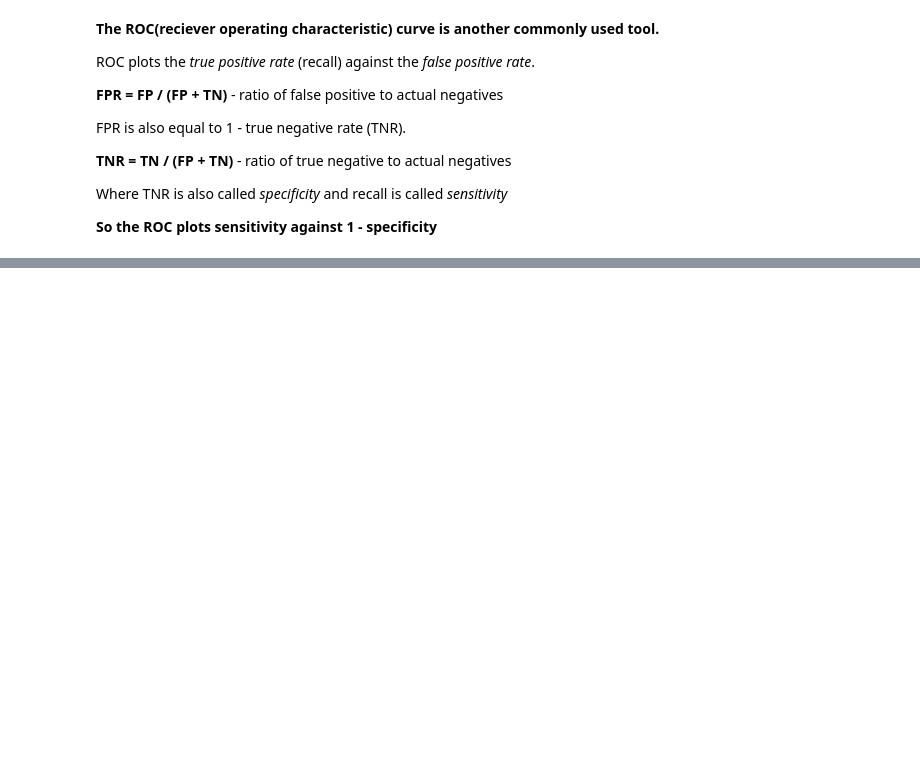
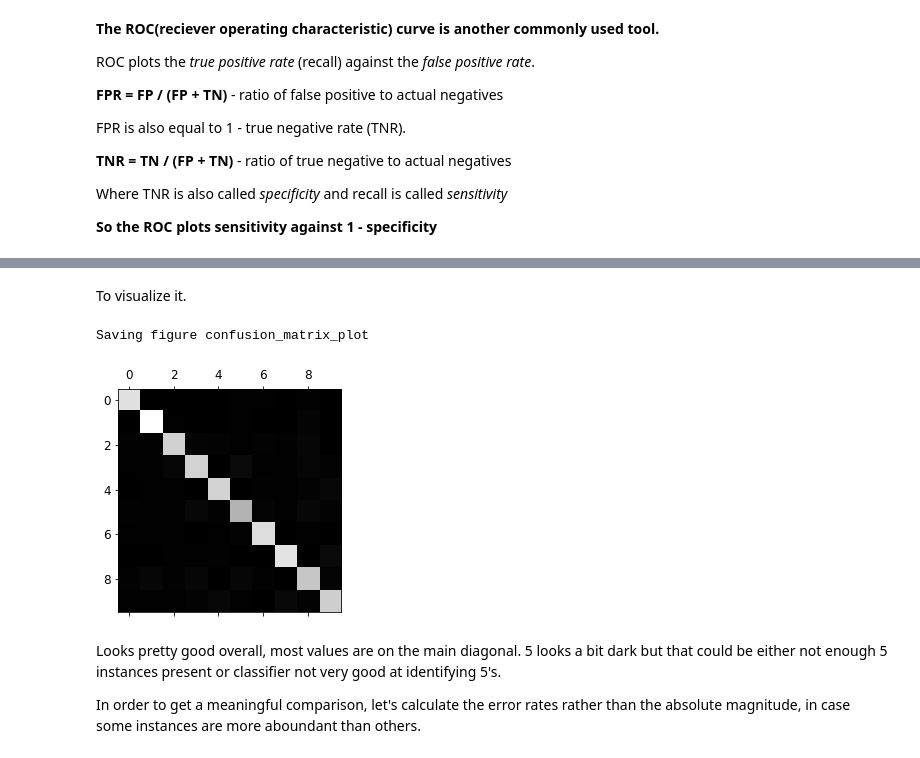
Before and after one commit to shengbojia/data-fun, a Jupyter notebook: Classification/MNIST intro.ipynb, the cells around one changed output, grey strips where cells are left out. Saved outputs shown, nothing was run; the diff lists cells and outputs as text; code cells hidden in the pictures; blank space fills up the shorter version.

Commit message:
some multiclass stuff

```diff
--- a/Classification/MNIST intro.ipynb
+++ b/Classification/MNIST intro.ipynb
@@ -307,0 +448,6 @@ fpr, tpr, thresholds = roc_curve(y_train_5, y_scores) # tpr is recall
+# %%
+from sklearn.multiclass import OneVsOneClassifier
+
+ovo_clf = OneVsOneClassifier(SGDClassifier(max_iter=5, tol=-np.infty, random_state=42)) # Just pass the binary classifier to use
+ovo_clf.fit(X_train, y_train)
+ovo_clf.predict([example_digit])
@@ -307,0 +462,3 @@ fpr, tpr, thresholds = roc_curve(y_train_5, y_scores) # tpr is recall
+# %%
+forest_clf.fit(X_train, y_train)
+forest_clf.predict([example_digit])
@@ -307,0 +485,6 @@ fpr, tpr, thresholds = roc_curve(y_train_5, y_scores) # tpr is recall
+# %%
+from sklearn.preprocessing import StandardScaler
+
+scaler = StandardScaler() # Simply by scaling the data, we can increase accuracy
+X_train_scaled = scaler.fit_transform(X_train.astype(np.float64))
+cross_val_score(sgd_clf, X_train_scaled, y_train, cv=3, scoring="accuracy")
@@ -307,0 +495,5 @@ fpr, tpr, thresholds = roc_curve(y_train_5, y_scores) # tpr is recall
+# %%
+y_train_pred = cross_val_predict(sgd_clf, X_train_scaled, y_train, cv=3)
+conf_mx = confusion_matrix(y_train, y_train_pred)
+
+conf_mx
@@ -307,0 +512,2 @@ fpr, tpr, thresholds = roc_curve(y_train_5, y_scores) # tpr is recall
+# %% [markdown]
+To visualize it.
@@ -307,0 +522,11 @@ fpr, tpr, thresholds = roc_curve(y_train_5, y_scores) # tpr is recall
+# %%
+plt.matshow(conf_mx, cmap=plt.cm.gray)
+save_fig("confusion_matrix_plot", tight_layout=False)
+plt.show()
+# %% [output]
+Saving figure confusion_matrix_plot
+[figure, added]
+# %% [markdown]
+Looks pretty good overall, most values are on the main diagonal. 5 looks a bit dark but that could be either not enough 5 instances present or classifier not very good at identifying 5's.
+
+In order to get a meaningful comparison, let's calculate the error rates rather than the absolute magnitude, in case some instances are more aboundant than others.
```
Also changed, not shown: parts of 63 cells of this notebook, 5 other files.
